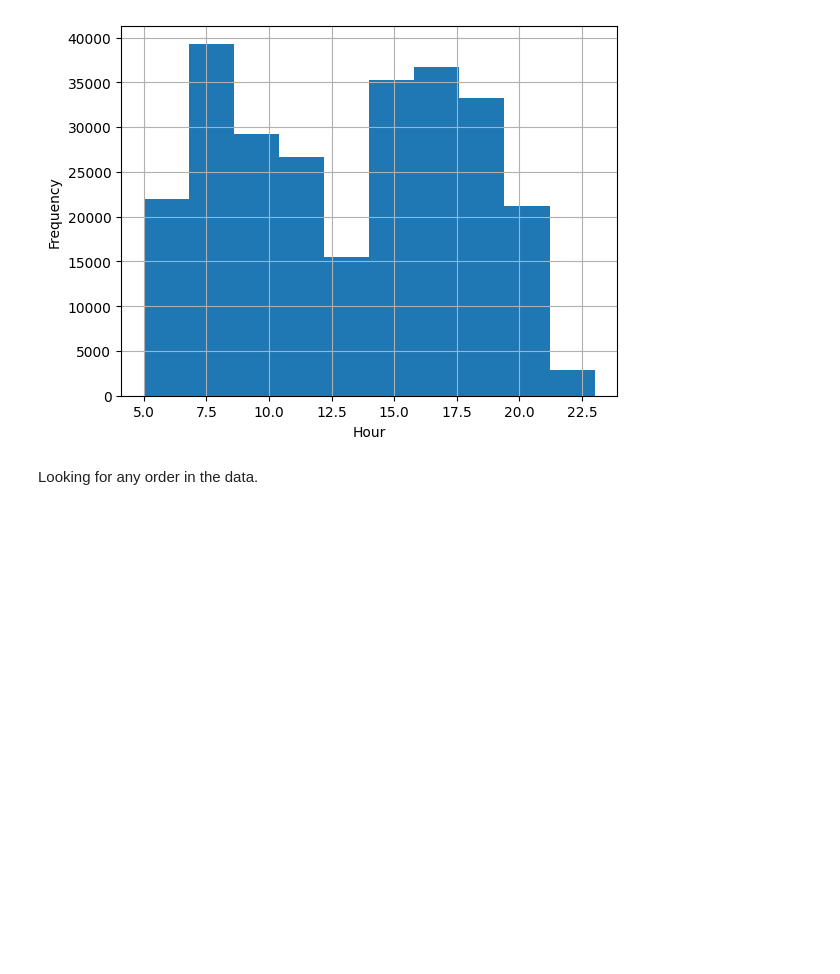
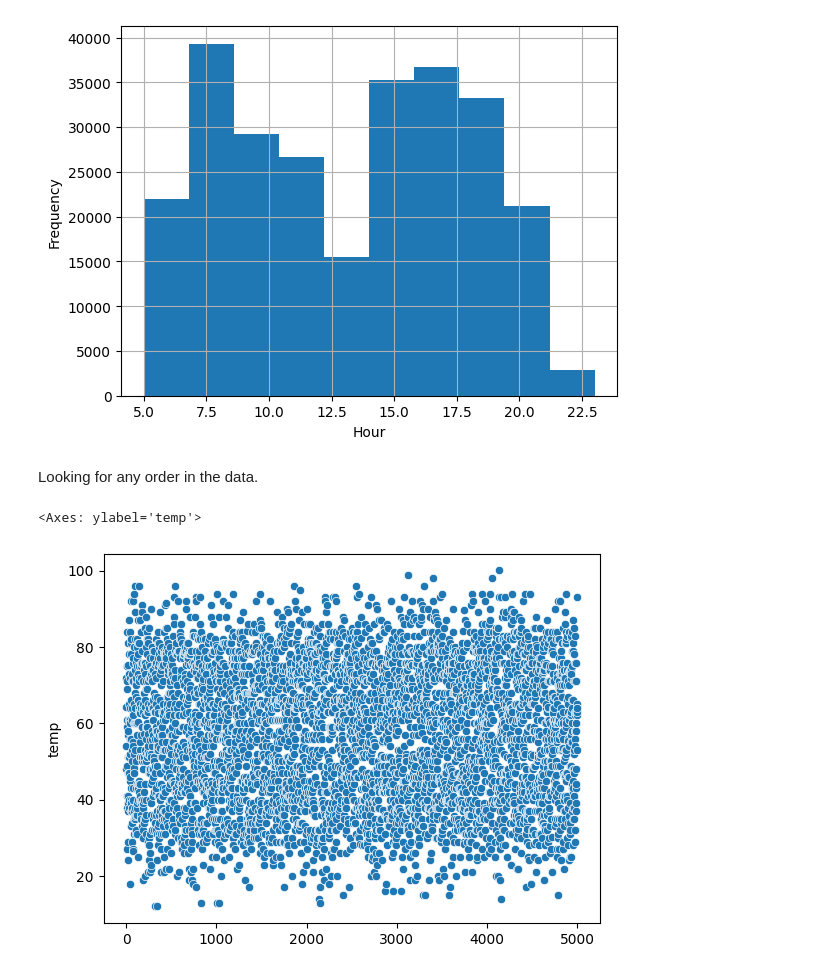
Before and after one commit to lucyg04/nycflights13, a Jupyter notebook: Practical 1/practical1_py.ipynb, the cells around one changed output. Drawn from its saved outputs; the diff is of its cells as text; code cells hidden in the pictures; blank space fills up the shorter version.

Commit message:
Finished bulk of data exploration, awaiting final data cleaning decisions and feature selection and engineering

```diff
--- a/Practical 1/practical1_py.ipynb
+++ b/Practical 1/practical1_py.ipynb
@@ -727,3 +742,13 @@ plt.show()
 [figure]
 # %% [markdown]
 Looking for any order in the data.
+# %%
+# Visualise a subset of the data since it's so large
+# After trying out 100k, 10k and 1k, a subset of size 5k
+# Gives a good balance of visualising the data clearly
+sns.scatterplot(x=list(range(5000)), y=flights_train['temp'][:5000])
+
+# There is no obvious pattern in the ordering of the temperature feature
+# %% [output]
+<Axes: ylabel='temp'>
+[figure, added]
```
Also changed, not shown: parts of 50 cells of this notebook, 1 other file.
